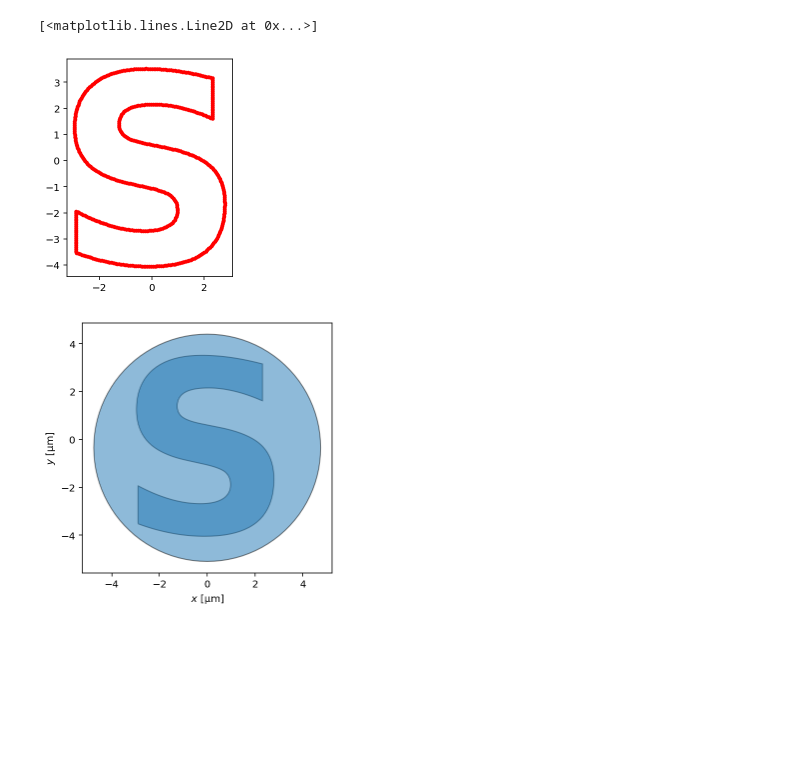
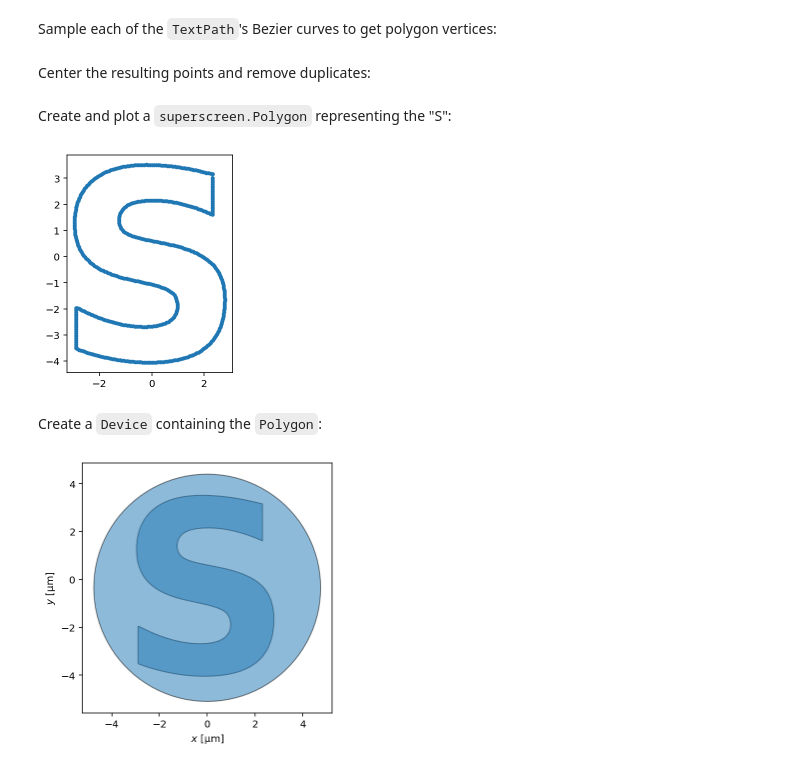
Before and after one commit to loganbvh/superscreen, a Jupyter notebook: docs/notebooks/logo.ipynb, the cells around one changed output. Drawn from its saved outputs; the diff is of its cells as text; code cells hidden in the pictures; blank space fills up the shorter version.

```diff
--- a/docs/notebooks/logo.ipynb
+++ b/docs/notebooks/logo.ipynb
@@ -18,15 +22,11 @@ SAVE = False
 # %%
-fontprops = fm.FontProperties(weight="bold", family="sans-serif")
-path = mpl.textpath.TextPath((0, 0), "S", size=10, prop=fontprops)
+fontprops = FontProperties(weight="bold", family="sans-serif")
+path = TextPath((0, 0), "S", size=10, prop=fontprops)
+# %% [markdown]
+Sample each of the `TextPath`'s Bezier curves to get polygon vertices:
 # %%
-s_points = 501
-
 t = np.linspace(0, 1, 11)
 segments = [bezier(t) for bezier, _ in path.iter_bezier()]
 points = np.concatenate(segments)
-points -= points.mean(axis=0)
-_, ix = np.unique(points, axis=0, return_index=True)
-points = points[np.sort(ix)]
-tck, u = splprep(points.T, k=1, s=0)
-x, y = splev(np.linspace(0, 1, s_points), tck)
-points = np.stack([x, y], axis=1)[1:]
+# %% [markdown]
+Center the resulting points and remove duplicates:
@@ -33,10 +37,12 @@ points = np.stack([x, y], axis=1)[1:]
+# %% [markdown]
+Create and plot a `superscreen.Polygon` representing the "S":
 # %%
-fig, ax = plt.subplots()
-ax.set_aspect("equal")
-ax.plot(*points.T, "r.")
+S = sc.Polygon(points=points).resample(501)
+ax = S.plot(marker=".")
 # %% [output]
-[<matplotlib.lines.Line2D at 0x...>]
-[figure, old version]
+[figure, new version]
+# %% [markdown]
+Create a `Device` containing the `Polygon`:
 # %%
 layers = [
     sc.Layer("base", Lambda=1, z0=0),
```
Also changed, not shown: parts of 12 cells of this notebook, 11 other files.
